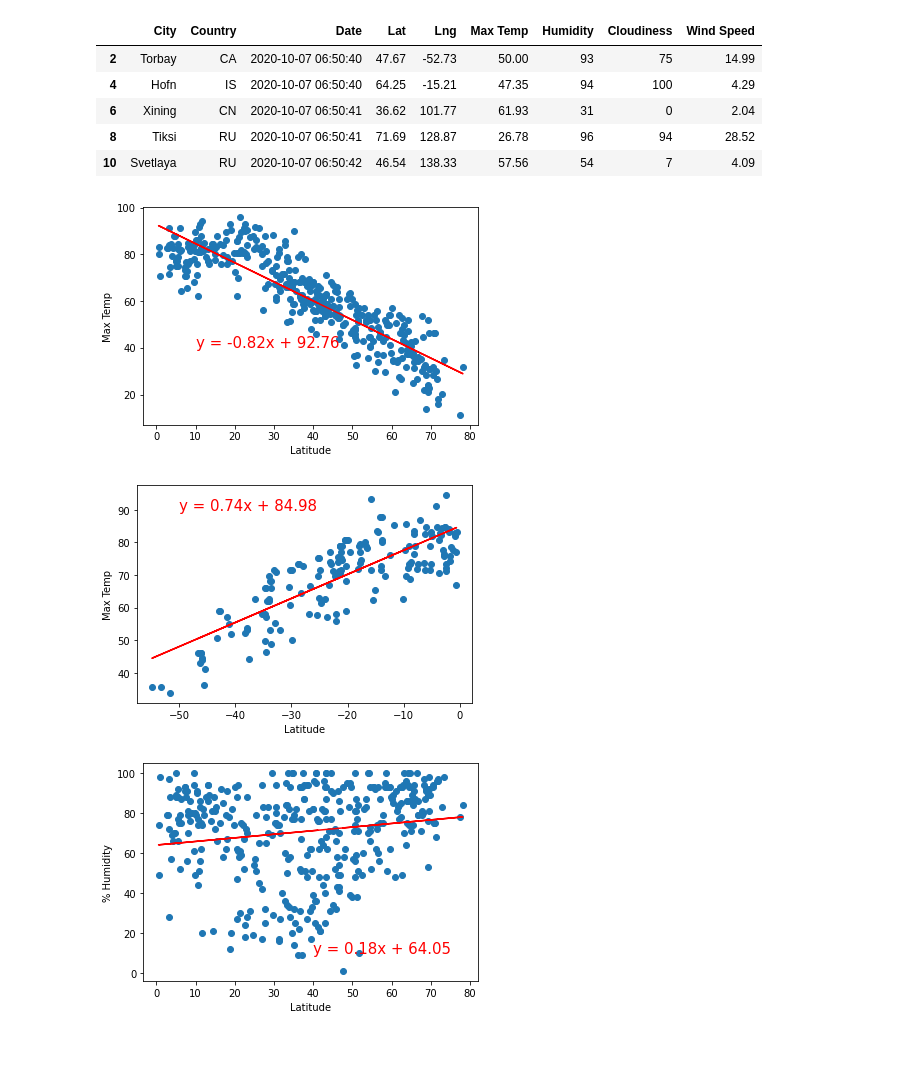
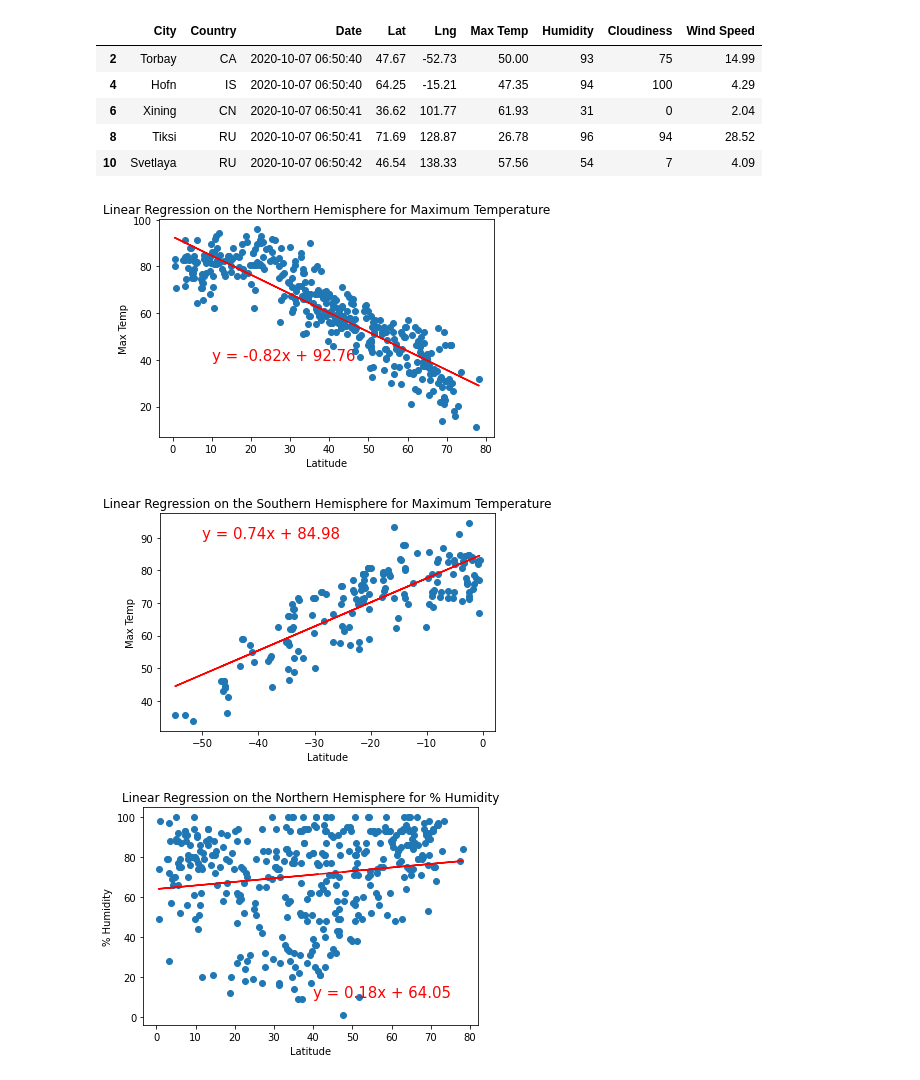
Before and after one commit to reno8946/World_Weather_Analysis, a Jupyter notebook: WeatherPy.ipynb, the cells around one changed output. Saved outputs shown, nothing was run; the diff lists cells and outputs as text; code cells hidden in the pictures; blank space fills up the shorter version.

```diff
--- a/WeatherPy.ipynb
+++ b/WeatherPy.ipynb
@@ -317,17 +317,19 @@ northern_hemi_df = city_data_df.loc[(city_data_df["Lat"] >= 0)]
 southern_hemi_df = city_data_df.loc[(city_data_df["Lat"] < 0)]
 # %%
 # Linear regression on the Northern Hemisphere
+plt.title("Linear Regression on the Northern Hemisphere for Maximum Temperature")
 x_values = northern_hemi_df["Lat"]
 y_values = northern_hemi_df["Max Temp"]
 # Import linear regression from the SciPy stats module.
 from scipy.stats import linregress
 # Call the function.
 plot_linear_regression(x_values, y_values,
                        'Linear Regression on the Northern Hemisphere for Maximum Temperature', 'Max Temp',(10,40))
 # %% [output]
-[figure, old version]
+[figure, new version]
 # %%
 # Linear regression on the Southern Hemisphere
+plt.title("Linear Regression on the Southern Hemisphere for Maximum Temperature")
 x_values = southern_hemi_df["Lat"]
 y_values = southern_hemi_df["Max Temp"]
 # Import linear regression from the SciPy stats module.
@@ -336,9 +338,10 @@ from scipy.stats import linregress
 plot_linear_regression(x_values, y_values,
                        'Linear Regression on the Southern Hemisphere for Maximum Temperature', 'Max Temp',(-50,90))
 # %% [output]
-[figure, old version]
+[figure, new version]
 # %%
 # Linear regression on the Northern Hemisphere
+plt.title("Linear Regression on the Northern Hemisphere for % Humidity")
 x_values = northern_hemi_df["Lat"]
 y_values = northern_hemi_df["Humidity"]
 # Import linear regression from the SciPy stats module.
@@ -347,6 +350,6 @@ from scipy.stats import linregress
 plot_linear_regression(x_values, y_values,
                        'Linear Regression on the Northern Hemisphere for % Humidity', '% Humidity',(40,10))
 # %% [output]
-[figure, old version]
+[figure, new version]
 # %%
 # Linear regression on the Southern Hemisphere
```
Also changed, not shown: parts of 5 cells of this notebook.
